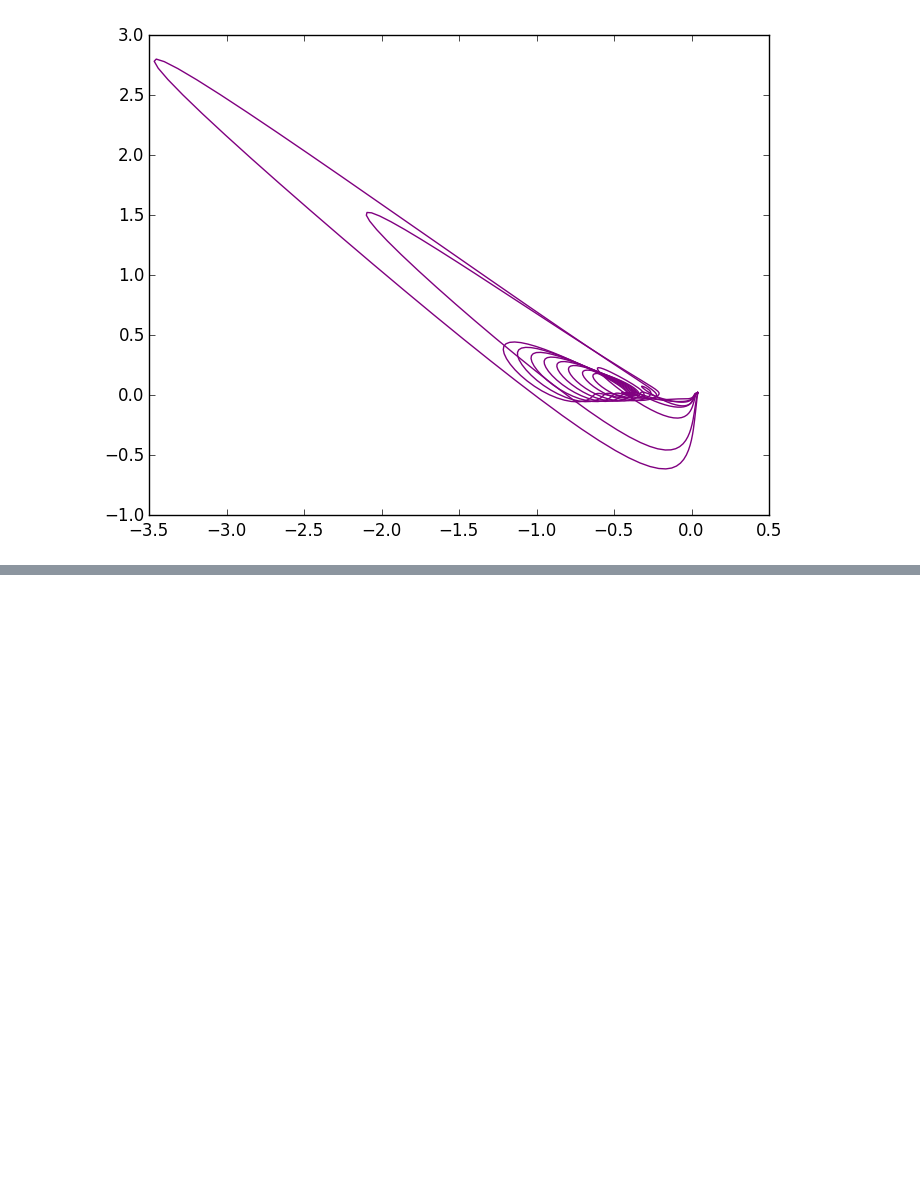
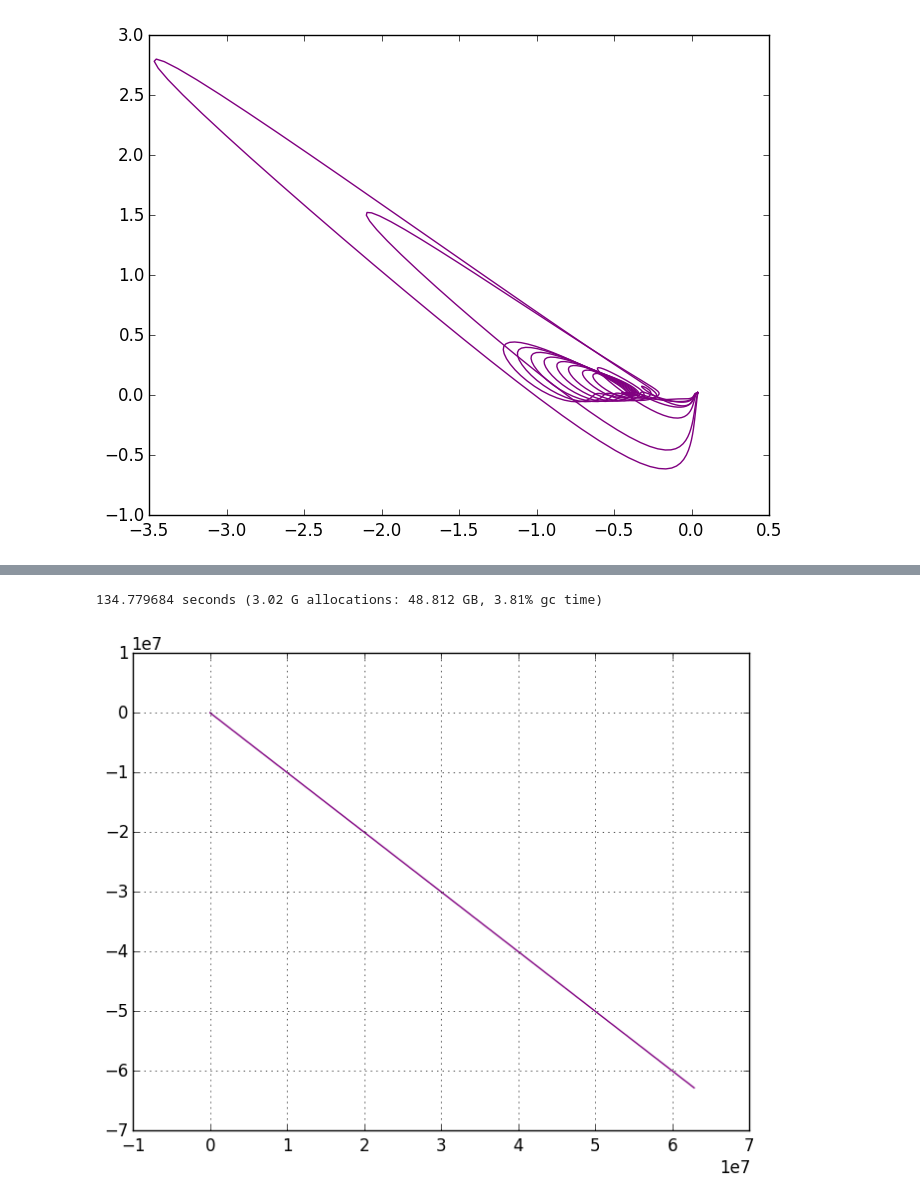
Before and after one commit to lbenet/2016-2_TSFisicaComputacional, a Jupyter notebook: tareas/yvestruz/Kermack_McKendrick_presentación.ipynb, the cells around one changed output, grey strips where cells are left out. Cells and saved outputs as stored; diff of their text form; code cells hidden in the pictures; blank space fills up the shorter version.

```diff
--- a/tareas/yvestruz/Kermack_McKendrick_presentación.ipynb
+++ b/tareas/yvestruz/Kermack_McKendrick_presentación.ipynb
@@ -621,0 +655,17 @@ end
+# %%
+for i in 40:40
+    R_pert_1 = resultados.zero[7] + 0.01*i
+    R_pert_2 = resultados.zero[8] + 0.01*i
+    R_pert_3 = resultados.zero[9] + 0.01*i
+
+    @time t3_expl,s3_expl,i3_expl,r3_expl = k_3_reincidencia(N1, N2, N3, I_pert_1, I_pert_2,
+I_pert_3, R_pert_1, R_pert_2, R_pert_3,tiempo_inicial, tiempo_final,
+    gamma_crit, beta_crit, phi_crit);
+    #plot(s3_expl[3],i3_expl[3], color = "brown", label = "S3 vs I3")
+    #plot(s3_expl[2],i3_expl[2], color = "peru", label = "S3 vs I3")
+    plot(s3_expl[3],i3_expl[3], color = "purple", label = "S3 vs I3")
+    grid()
+end
+# %% [output]
+134.779684 seconds (3.02 G allocations: 48.812 GB, 3.81% gc time)
+[figure, added]
```
Also changed, not shown: parts of 7 cells of this notebook.
